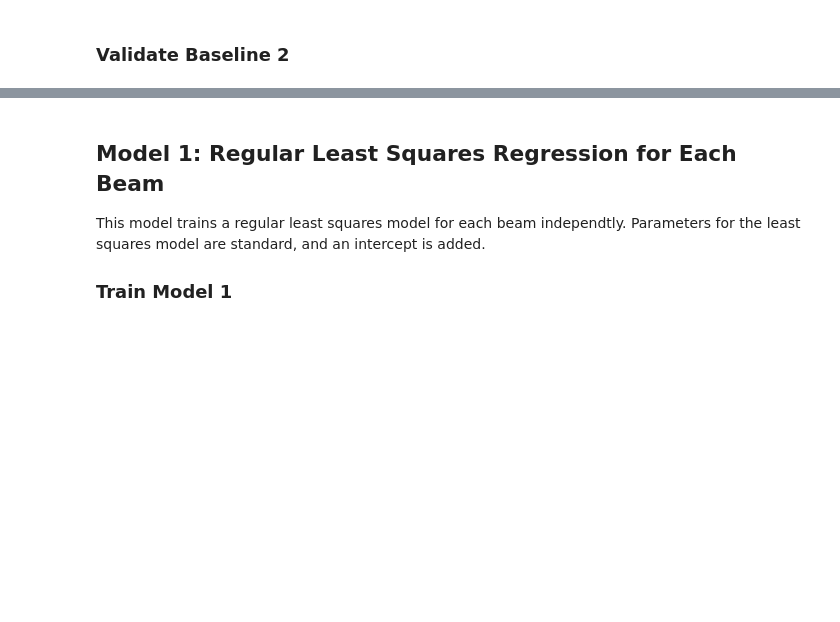
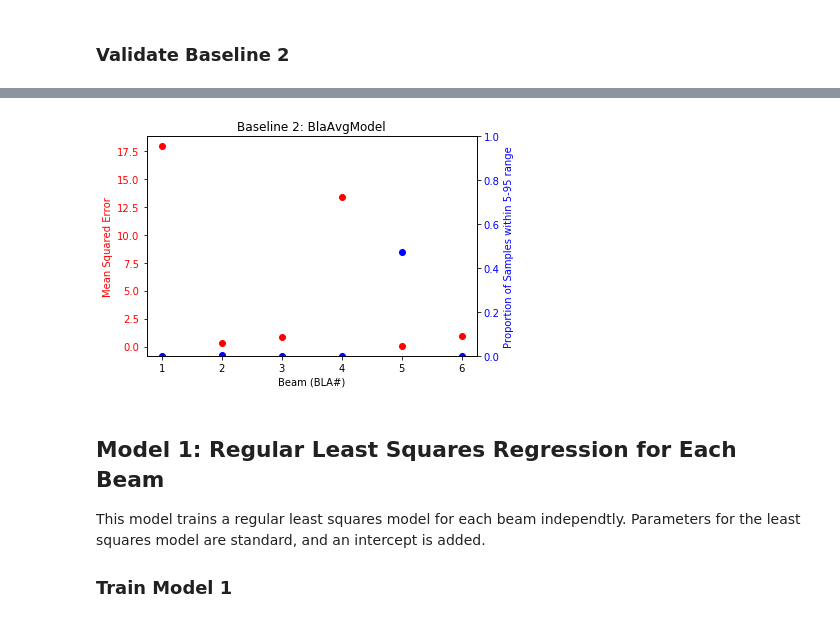
Before and after one commit to zbpatel/CS229-Project, a Jupyter notebook: predict_future_output.ipynb, the cells around one changed output, grey strips where cells are left out. Cells and saved outputs as stored; diff of their text form; code cells hidden in the pictures; blank space fills up the shorter version.

```diff
--- a/predict_future_output.ipynb
+++ b/predict_future_output.ipynb
@@ -162,3 +190,7 @@ print(baseline_2_valid_mses)
+# %%
+plot_single_test_mse(baseline_2_valid_mses, baseline_2_valid_props, "Baseline 2: BlaAvgModel")
+# %% [output]
+[figure, added]
 # %% [markdown]
 ## Model 1: Regular Least Squares Regression for Each Beam
 This model trains a regular least squares model for each beam independtly. Parameters for the least squares model are
```
Also changed, not shown: parts of 10 cells of this notebook.
